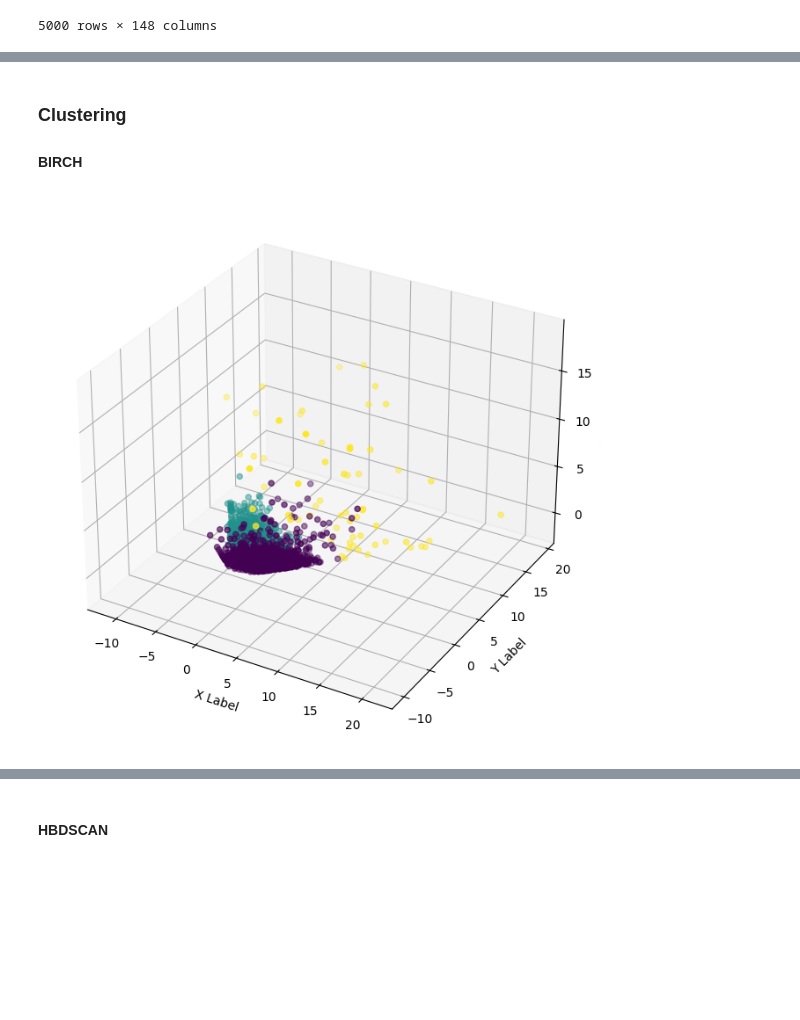
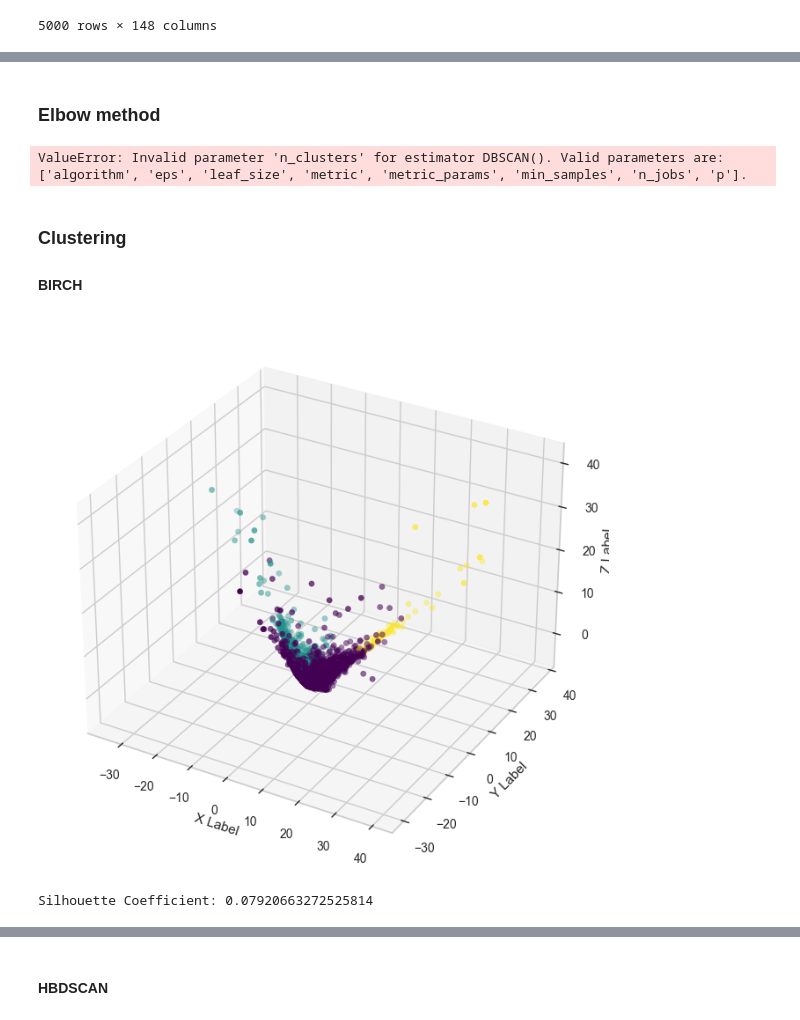
Before and after one commit to QuentinFISCH/qantar, a Jupyter notebook: tp1/exploration.ipynb, the cells around one changed output, grey strips where cells are left out. Cells and saved outputs as stored; diff of their text form; code cells hidden in the pictures; blank space fills up the shorter version.

```diff
--- a/tp1/exploration.ipynb
+++ b/tp1/exploration.ipynb
@@ -77,8 +77,8 @@ data_attitude_weighted_scaled
 5000 rows × 148 columns
 # %%
 pca = PCA(n_components=3)
-pca.fit(data_attitude_weighted)
-data_attitude_pca = pca.transform(data_attitude_weighted)
+pca.fit(data_attitude_weighted_scaled)
+data_attitude_pca = pca.transform(data_attitude_weighted_scaled)
 # %%
 data_attitude_pca
 # %% [output]
@@ -109,3 +109,16 @@ plt.show()
+# %% [markdown]
+### Elbow method
+# %%
+from yellowbrick.cluster import KElbowVisualizer
+from sklearn.cluster import Birch, KMeans, DBSCAN
+
+# model = Birch(branching_factor=100, threshold=.5, n_clusters=None)
+model = DBSCAN()
+visualizer = KElbowVisualizer(model, k=(2,10),metric='silhouette', timings= True)
+visualizer.fit(data_attitude_weighted_scaled)        # Fit the data to the visualizer
+visualizer.show()
+# %% [output]
+ValueError: Invalid parameter 'n_clusters' for estimator DBSCAN(). Valid parameters are: ['algorithm', 'eps', 'leaf_size', 'metric', 'metric_params', 'min_samples', 'n_jobs', 'p'].
 # %% [markdown]
 ### Clustering
 
@@ -113,20 +126,28 @@ plt.show()
 # %%
 from sklearn.cluster import Birch
 import matplotlib.pyplot as plt
 
 # BIRCH clustering
-brc = Birch(branching_factor=50, threshold=1.5, n_clusters=3)
-brc.fit(data_attitude_weighted)
+brc = Birch(branching_factor=100, threshold=.5, n_clusters=3)
+brc.fit(data_attitude_weighted_scaled)
 
 # Plotting
-labels = brc.predict(data_attitude_weighted)
+labels = brc.predict(data_attitude_weighted_scaled)
 # Plotting in 3D
 fig = plt.figure(figsize=(8, 8))
 ax = fig.add_subplot(111, projection='3d')
 ax.scatter(data_attitude_pca.iloc[:, 0], data_attitude_pca.iloc[:, 1], data_attitude_pca.iloc[:, 2], cmap='viridis', c=labels)
 ax.set_xlabel('X Label')
 ax.set_ylabel('Y Label')
 ax.set_zlabel('Z Label')
 plt.show()
 # %% [output]
-[figure, old version]
+[figure, new version]
+# %%
+from sklearn.metrics import silhouette_score
+
+# Silhouette Coefficient
+silhouette = silhouette_score(data_attitude_weighted_scaled, labels)
+print(f'Silhouette Coefficient: {silhouette}')
+# %% [output]
+Silhouette Coefficient: 0.07920663272525814
```
Also changed, not shown: parts of 11 cells of this notebook, 2 other files.
